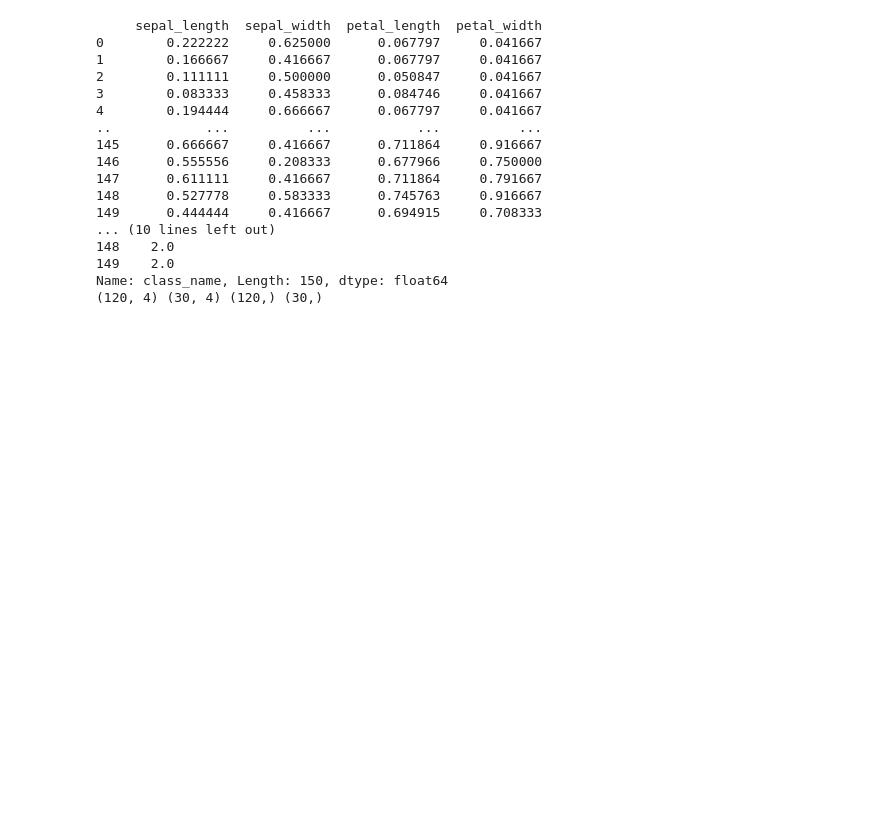
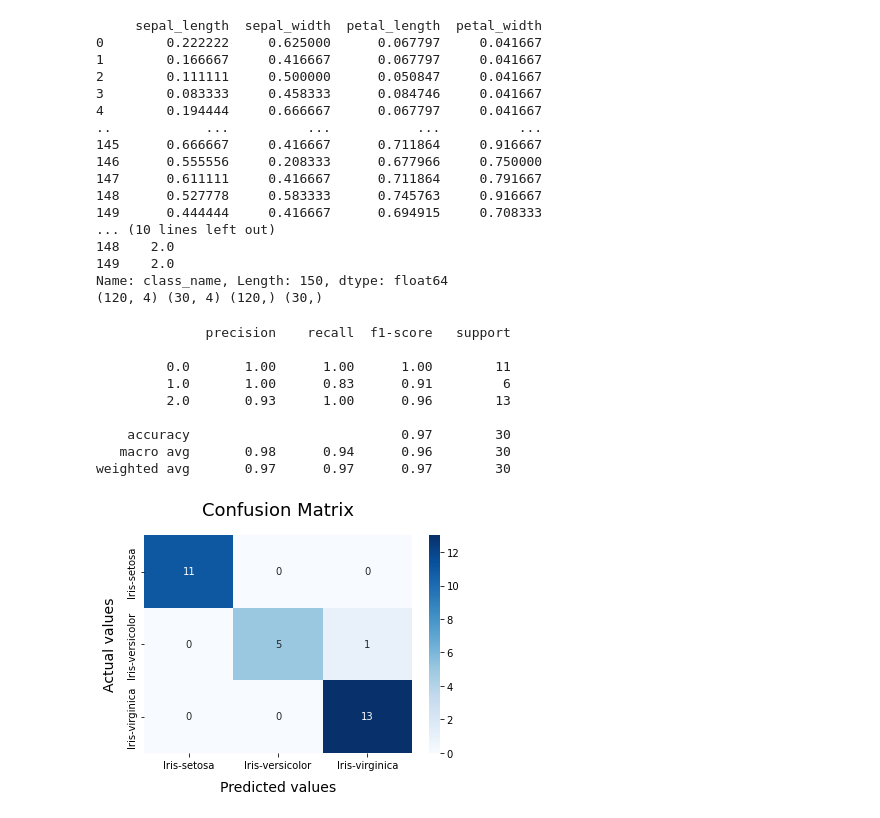
Before and after one commit to manvi294/prac-ml, a Jupyter notebook: main.ipynb, the cells around one changed output. Saved outputs shown, nothing was run; the diff lists cells and outputs as text; code cells hidden in the pictures; blank space fills up the shorter version.

```diff
--- a/main.ipynb
+++ b/main.ipynb
@@ -257,5 +262,39 @@ Name: class_name, Length: 150, dtype: float64
 # Random Forest Classification
 
 # """
+# %%
+# general model evaluation function
+from sklearn.metrics import confusion_matrix, classification_report
+def model_Evaluate(model):
+    y_pred = model.predict(X_test)
+    print(classification_report(y_test, y_pred))
+    cf_matrix = confusion_matrix(y_test, y_pred)
+    categories = ['Iris-setosa', 'Iris-versicolor', 'Iris-virginica']
+    group_names = ['True Neg','False Pos', 'False Neg','True Pos']
+    group_percentages = ['{0:.2%}'.format(value) for value in cf_matrix.flatten() / np.sum(cf_matrix)]
+    labels = [f'{v1}n{v2}' for v1, v2 in zip(group_names,group_percentages)]
+    labels = np.asarray(labels).reshape(2,2)
+    sns.heatmap(cf_matrix, annot = True, cmap = 'Blues',fmt = '',
+    xticklabels = categories, yticklabels = categories)
+    matplotlib.pyplot.xlabel("Predicted values", fontdict = {'size':14}, labelpad = 10)
+    matplotlib.pyplot.ylabel("Actual values" , fontdict = {'size':14}, labelpad = 10)
+    matplotlib.pyplot.title ("Confusion Matrix", fontdict = {'size':18}, pad = 20)
 # %%
 # Logistic Regression
+from sklearn.linear_model import LogisticRegression
+
+LRmodel = LogisticRegression(max_iter=1000, random_state=100)
+LRmodel.fit(X_train, y_train)
+model_Evaluate(LRmodel)
+y_predlr = LRmodel.predict(X_test)
+# %% [output]
+              precision    recall  f1-score   support
+
+         0.0       1.00      1.00      1.00        11
+         1.0       1.00      0.83      0.91         6
+         2.0       0.93      1.00      0.96        13
+
+    accuracy                           0.97        30
+   macro avg       0.98      0.94      0.96        30
+weighted avg       0.97      0.97      0.97        30
+[figure, added]
```
Also changed, not shown: parts of 8 cells of this notebook.
